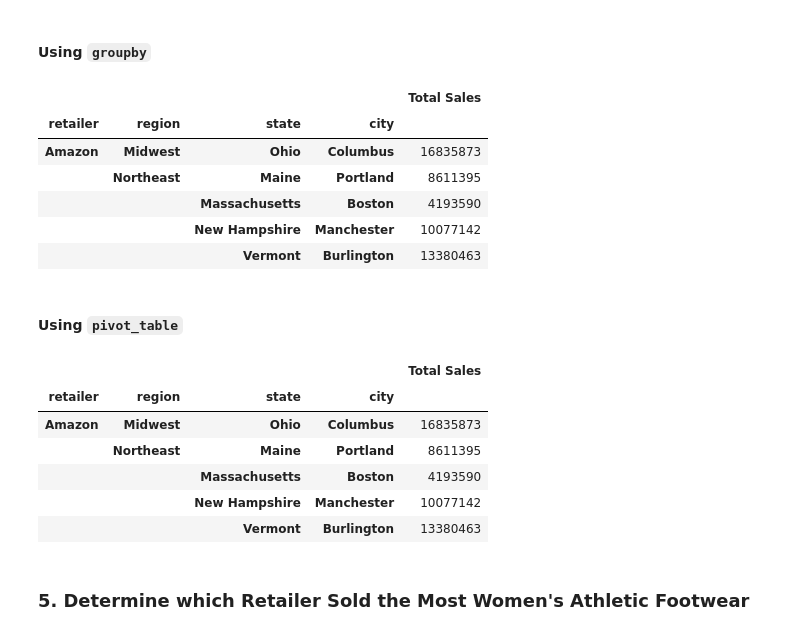
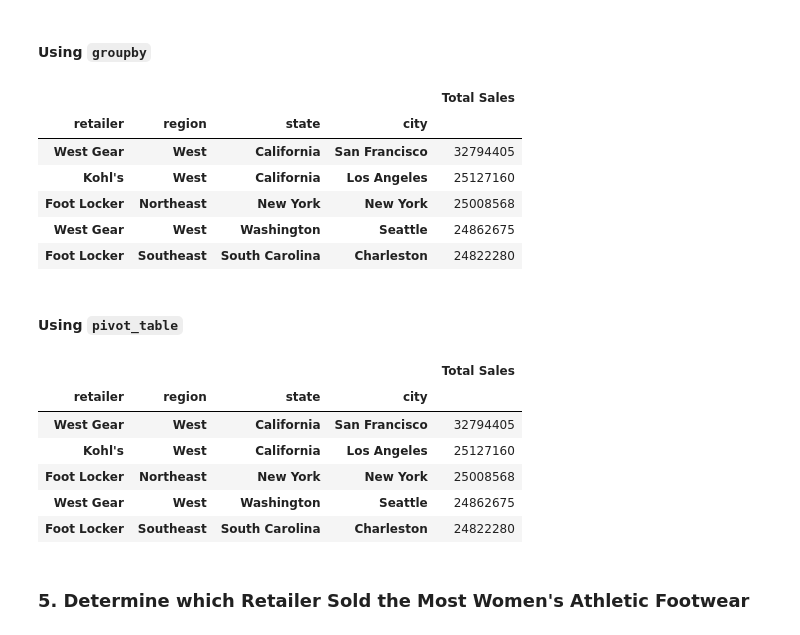
Before and after one commit to jd-sterren/athletic_sales_analysis, a Jupyter notebook: athletic_sales_analysis_starter_code.ipynb, the cells around one changed output. Saved outputs shown, nothing was run; the diff lists cells and outputs as text; code cells hidden in the pictures.

```diff
--- a/athletic_sales_analysis_starter_code.ipynb
+++ b/athletic_sales_analysis_starter_code.ipynb
@@ -68,7 +68,8 @@ dtype: object
 #### Combine the sales data by rows.
 # %%
 # Combine the 2020 and 2021 sales DataFrames on the rows and reset the index.
-athletic_sales_df = pd.concat([as_2020_df, as_2021_df], ignore_index=True)
+# athletic_sales_df = pd.concat([as_2020_df, as_2021_df], ignore_index=True)
+athletic_sales_df = pd.concat([as_2020_df, as_2021_df], axis="rows", join="inner")
 athletic_sales_df = athletic_sales_df.reset_index(drop=True)
 athletic_sales_df
 # %% [output]
@@ -127,7 +128,7 @@ sales_method         object
 dtype: object
 # %%
 # Convert the "invoice_date" to a datetime datatype
-athletic_sales_df["invoice_date"] = pd.to_datetime(athletic_sales_df["invoice_date"])
+athletic_sales_df = athletic_sales_df.astype({"invoice_date":"datetime64[ns]"}, errors='raise')
 # %%
 # Confirm that the "invoice_date" data type has been changed.
 athletic_sales_df.dtypes
@@ -235,41 +241,42 @@ total_sales_pivot.head(5)
 # %%
 # Show the total sales for the products sold for each retailer, region, state, and city.
 # Rename the "total_sales" column to "Total Sales"
-total_sales = athletic_sales_df.groupby(['retailer','region', 'state','city'])[['total_sales']].sum()
-total_sales = total_sales.rename(columns={"total_sales":"Total Sales"})
+retailer_total_sales = athletic_sales_df.groupby(['retailer','region', 'state','city']).agg({'total_sales':'sum'})
+retailer_total_sales = retailer_total_sales.rename(columns={"total_sales":"Total Sales"})
+retailer_total_sales = retailer_total_sales.sort_values('Total Sales', ascending=False)
 
 # Show the top 5 results.
-total_sales.head(5)
+retailer_total_sales.head(5)
 # %% [output]
 |  |  |  |  | Total Sales |
 | retailer | region | state | city |  |
-| Amazon | Midwest | Ohio | Columbus | 16835873 |
-|  | Northeast | Maine | Portland | 8611395 |
-|  |  | Massachusetts | Boston | 4193590 |
-|  |  | New Hampshire | Manchester | 10077142 |
-|  |  | Vermont | Burlington | 13380463 |
+| West Gear | West | California | San Francisco | 32794405 |
+| Kohl's | West | California | Los Angeles | 25127160 |
+| Foot Locker | Northeast | New York | New York | 25008568 |
+| West Gear | West | Washington | Seattle | 24862675 |
+| Foot Locker | Southeast | South Carolina | Charleston | 24822280 |
 # %% [markdown]
 #### Using `pivot_table`
 # %%
 # Show the total sales for the products sold for each retailer, region, state, and city.
-retail_sales_pivot = pd.pivot_table(athletic_sales_df,
+retailer_total_sales_pivot = pd.pivot_table(athletic_sales_df,
                                                     index=['retailer','region','state','city'],
                                                     values='total_sales',
                                                     aggfunc='sum')
 
 # Optional: Rename the "total_sales" column to "Total Sales"
-retail_sales_pivot = retail_sales_pivot.rename(columns={"total_sales":"Total Sales"})
-
+retailer_total_sales_pivot = retailer_total_sales_pivot.rename(columns={"total_sales":"Total Sales"})
+retailer_total_sales_pivot = retailer_total_sales_pivot.sort_values('Total Sales', ascending=False)
 # Show the top 5 results.
-retail_sales_pivot.head(5)
+retailer_total_sales_pivot.head(5)
 # %% [output]
 |  |  |  |  | Total Sales |
 | retailer | region | state | city |  |
-| Amazon | Midwest | Ohio | Columbus | 16835873 |
-|  | Northeast | Maine | Portland | 8611395 |
-|  |  | Massachusetts | Boston | 4193590 |
-|  |  | New Hampshire | Manchester | 10077142 |
-|  |  | Vermont | Burlington | 13380463 |
+| West Gear | West | California | San Francisco | 32794405 |
+| Kohl's | West | California | Los Angeles | 25127160 |
+| Foot Locker | Northeast | New York | New York | 25008568 |
+| West Gear | West | Washington | Seattle | 24862675 |
+| Foot Locker | Southeast | South Carolina | Charleston | 24822280 |
 # %% [markdown]
 ### 5. Determine which Retailer Sold the Most Women's Athletic Footwear
 # %%
```
Also changed, not shown: parts of 10 cells of this notebook, 1 other file.
